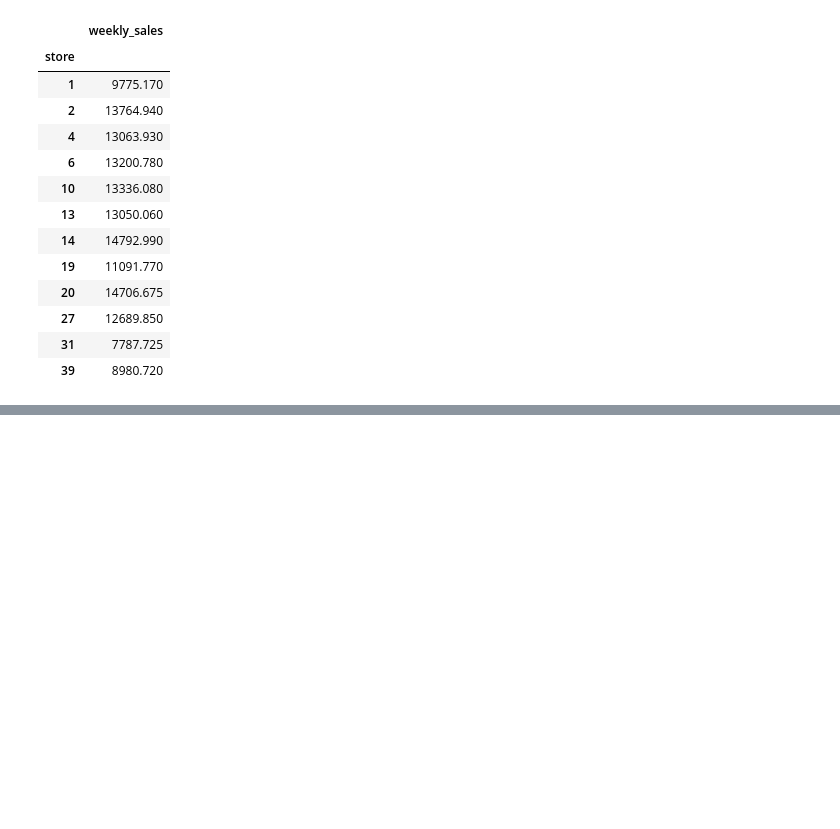
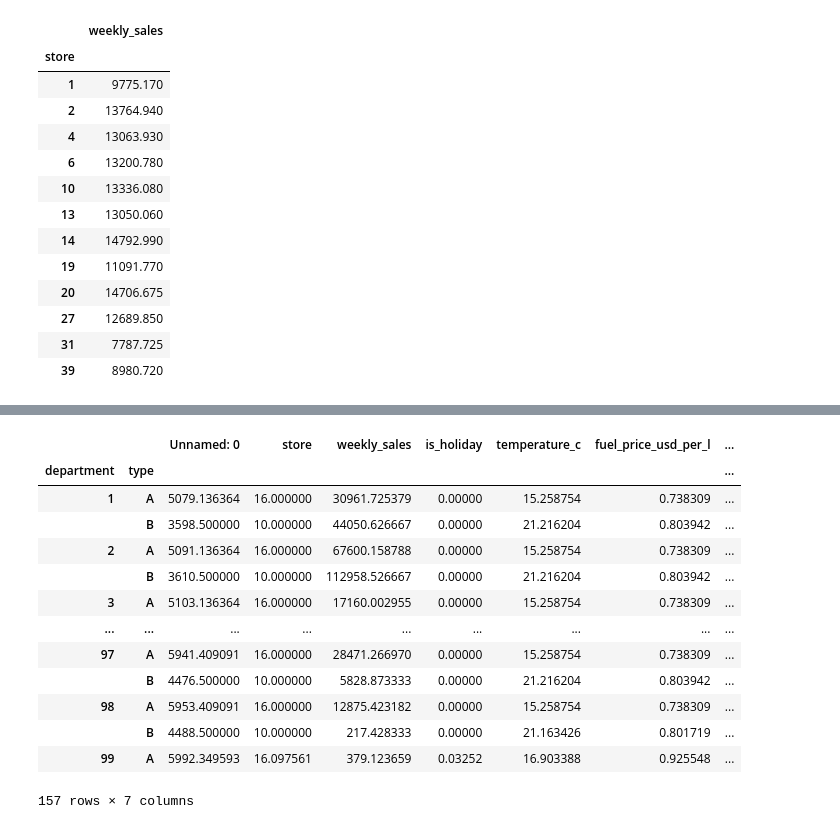
Before and after one commit to BakrFrag/DataCamp-Importing-Cleaning-Data-with-Python, a Jupyter notebook: Data Manipulation with pandas/Aggregating Data/practice/pandas statics.ipynb, the cells around one changed output, grey strips where cells are left out. Cells and saved outputs as stored; diff of their text form; code cells hidden in the pictures; blank space fills up the shorter version.

```diff
--- a/Data Manipulation with pandas/Aggregating Data/practice/pandas statics.ipynb
+++ b/Data Manipulation with pandas/Aggregating Data/practice/pandas statics.ipynb
@@ -390,0 +416,17 @@ data.pivot_table(values="weekly_sales",index='store',aggfunc=np.median)
+# %%
+data.groupby(['department','type']).mean()
+# %% [output]
+|  |  | Unnamed: 0 | store | weekly_sales | is_holiday | temperature_c | fuel_price_usd_per_l | ... |
+| department | type |  |  |  |  |  |  | ... |
+| 1 | A | 5079.136364 | 16.000000 | 30961.725379 | 0.00000 | 15.258754 | 0.738309 | ... |
+|  | B | 3598.500000 | 10.000000 | 44050.626667 | 0.00000 | 21.216204 | 0.803942 | ... |
+| 2 | A | 5091.136364 | 16.000000 | 67600.158788 | 0.00000 | 15.258754 | 0.738309 | ... |
+|  | B | 3610.500000 | 10.000000 | 112958.526667 | 0.00000 | 21.216204 | 0.803942 | ... |
+| 3 | A | 5103.136364 | 16.000000 | 17160.002955 | 0.00000 | 15.258754 | 0.738309 | ... |
+| ... | ... | ... | ... | ... | ... | ... | ... | ... |
+| 97 | A | 5941.409091 | 16.000000 | 28471.266970 | 0.00000 | 15.258754 | 0.738309 | ... |
+|  | B | 4476.500000 | 10.000000 | 5828.873333 | 0.00000 | 21.216204 | 0.803942 | ... |
+| 98 | A | 5953.409091 | 16.000000 | 12875.423182 | 0.00000 | 15.258754 | 0.738309 | ... |
+|  | B | 4488.500000 | 10.000000 | 217.428333 | 0.00000 | 21.163426 | 0.801719 | ... |
+| 99 | A | 5992.349593 | 16.097561 | 379.123659 | 0.03252 | 16.903388 | 0.925548 | ... |
+157 rows × 7 columns
```
Also changed, not shown: parts of 5 cells of this notebook.
